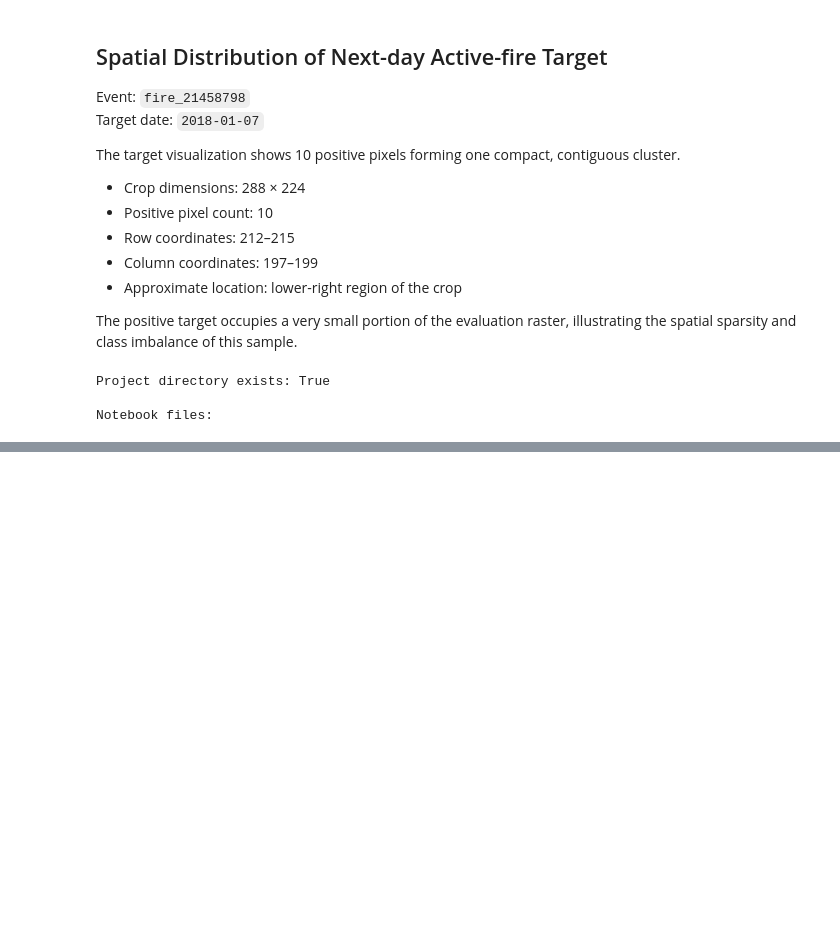
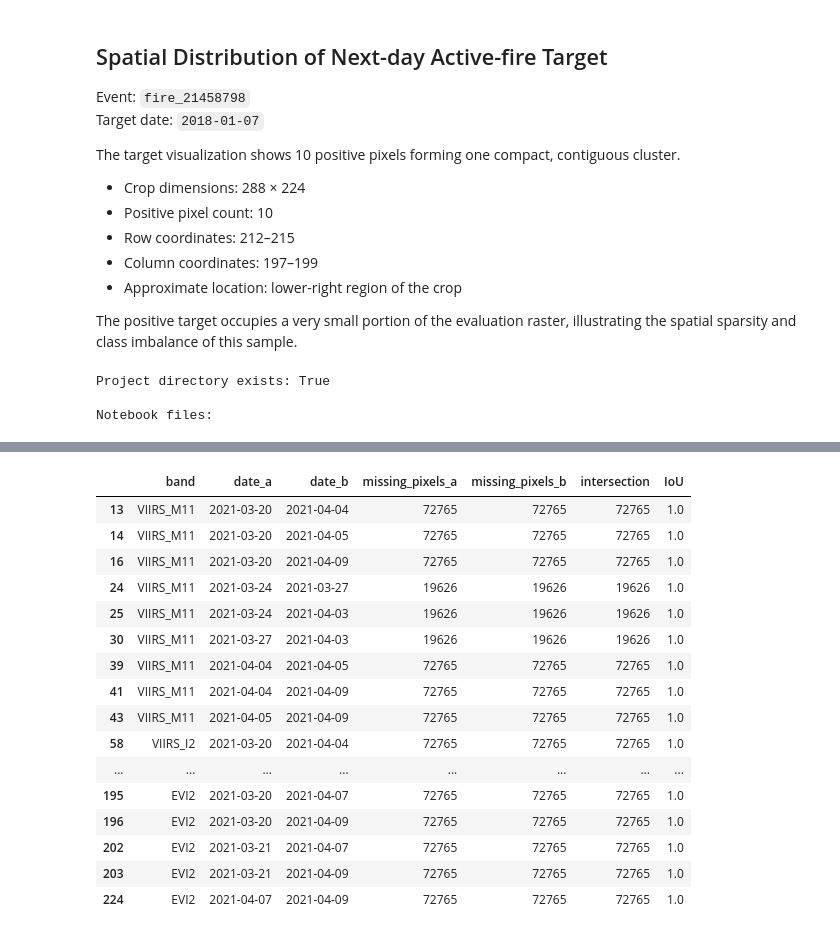
Before and after one commit to TheCodeCipher/fireguard, a Jupyter notebook: notebooks/wsts_eda.ipynb, the cells around one changed output, grey strips where cells are left out. Cells and saved outputs as stored; diff of their text form; code cells hidden in the pictures; blank space fills up the shorter version.

```diff
--- a/notebooks/wsts_eda.ipynb
+++ b/notebooks/wsts_eda.ipynb
@@ -1156,0 +1735,37 @@ Notebook files:
+# %%
+persistent_pairs = temporal_iou_diagnostic[
+    (temporal_iou_diagnostic["IoU"] == 1.0) &
+    (temporal_iou_diagnostic["union"] > 0)
+].copy()
+
+display(
+    persistent_pairs[
+        [
+            "band",
+            "date_a",
+            "date_b",
+            "missing_pixels_a",
+            "missing_pixels_b",
+            "intersection",
+            "IoU",
+        ]
+    ]
+)
+# %% [output]
+|  | band | date_a | date_b | missing_pixels_a | missing_pixels_b | intersection | IoU |
+| 13 | VIIRS_M11 | 2021-03-20 | 2021-04-04 | 72765 | 72765 | 72765 | 1.0 |
+| 14 | VIIRS_M11 | 2021-03-20 | 2021-04-05 | 72765 | 72765 | 72765 | 1.0 |
+| 16 | VIIRS_M11 | 2021-03-20 | 2021-04-09 | 72765 | 72765 | 72765 | 1.0 |
+| 24 | VIIRS_M11 | 2021-03-24 | 2021-03-27 | 19626 | 19626 | 19626 | 1.0 |
+| 25 | VIIRS_M11 | 2021-03-24 | 2021-04-03 | 19626 | 19626 | 19626 | 1.0 |
+| 30 | VIIRS_M11 | 2021-03-27 | 2021-04-03 | 19626 | 19626 | 19626 | 1.0 |
+| 39 | VIIRS_M11 | 2021-04-04 | 2021-04-05 | 72765 | 72765 | 72765 | 1.0 |
+| 41 | VIIRS_M11 | 2021-04-04 | 2021-04-09 | 72765 | 72765 | 72765 | 1.0 |
+| 43 | VIIRS_M11 | 2021-04-05 | 2021-04-09 | 72765 | 72765 | 72765 | 1.0 |
+| 58 | VIIRS_I2 | 2021-03-20 | 2021-04-04 | 72765 | 72765 | 72765 | 1.0 |
+| ... | ... | ... | ... | ... | ... | ... | ... |
+| 195 | EVI2 | 2021-03-20 | 2021-04-07 | 72765 | 72765 | 72765 | 1.0 |
+| 196 | EVI2 | 2021-03-20 | 2021-04-09 | 72765 | 72765 | 72765 | 1.0 |
+| 202 | EVI2 | 2021-03-21 | 2021-04-07 | 72765 | 72765 | 72765 | 1.0 |
+| 203 | EVI2 | 2021-03-21 | 2021-04-09 | 72765 | 72765 | 72765 | 1.0 |
+| 224 | EVI2 | 2021-04-07 | 2021-04-09 | 72765 | 72765 | 72765 | 1.0 |
```
Also changed, not shown: parts of 22 cells of this notebook.
